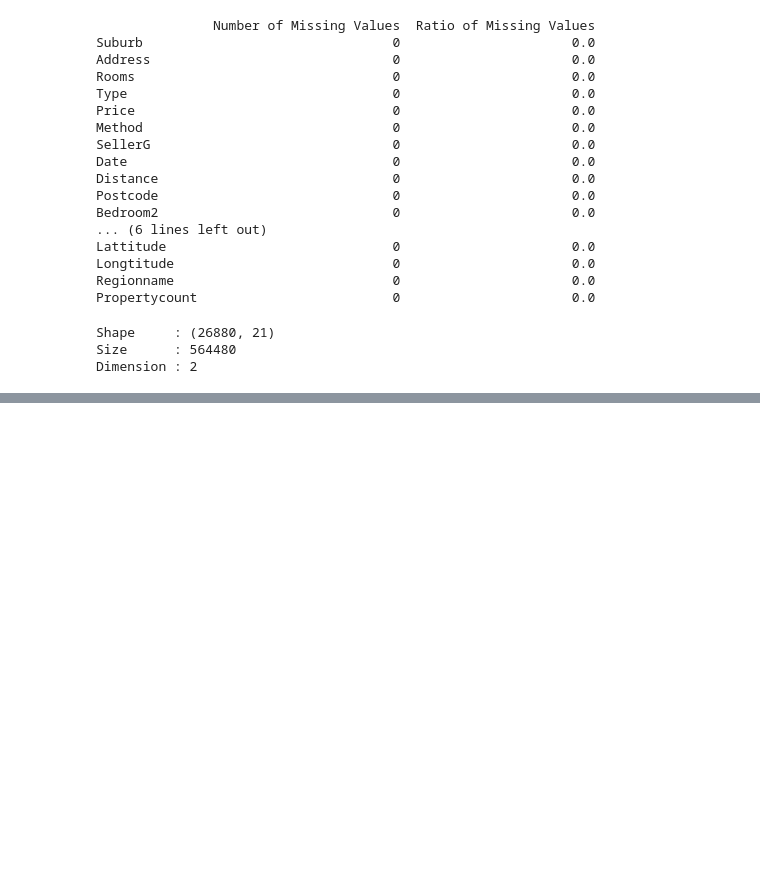
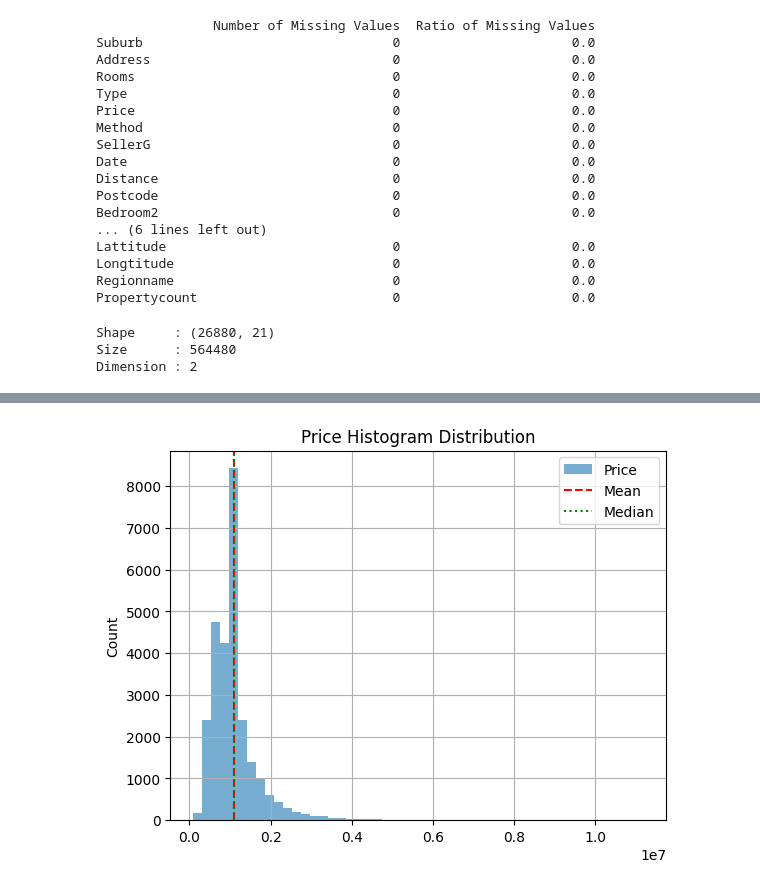
Before and after one commit to gr-uzun/melbourne-housing, a Jupyter notebook: melbourne_housing_project.ipynb, the cells around one changed output, grey strips where cells are left out. Saved outputs shown, nothing was run; the diff lists cells and outputs as text; code cells hidden in the pictures; blank space fills up the shorter version.

```diff
--- a/melbourne_housing_project.ipynb
+++ b/melbourne_housing_project.ipynb
@@ -302,0 +310,13 @@ Dimension : 2
+# %%
+# Build a Histogram to visualize price distribution
+df_copy['Price'].hist(bins=50, label='Price', alpha=0.6)
+plt.axvline(np.mean(df_copy['Price']), ls='--', c='r', label="Mean")
+plt.axvline(np.median(df_copy['Price']), ls=':', c='g', label="Median")
+plt.ylabel("Count")
+plt.title("Price Histogram Distribution");
+plt.legend()
+
+# Show plot
+plt.show()
+# %% [output]
+[figure, added]
```
Also changed, not shown: parts of 4 cells of this notebook.
